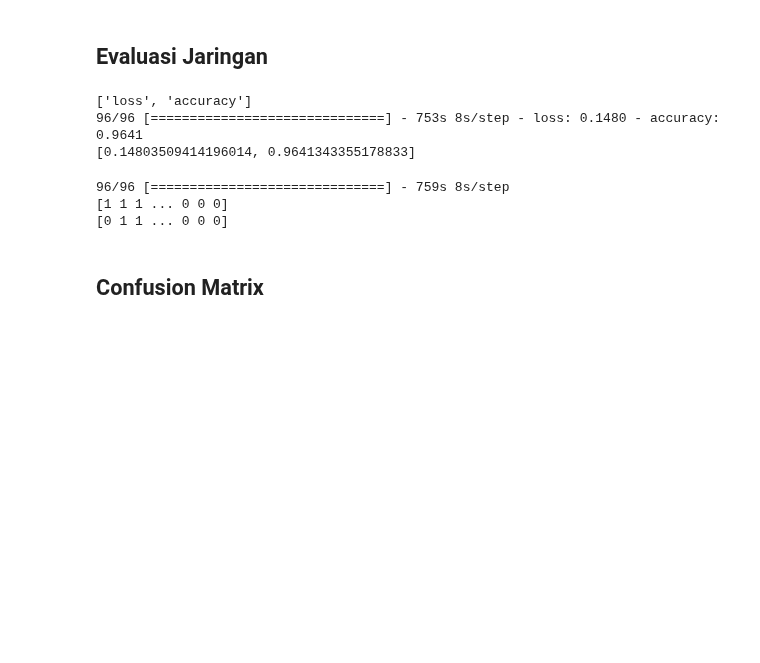
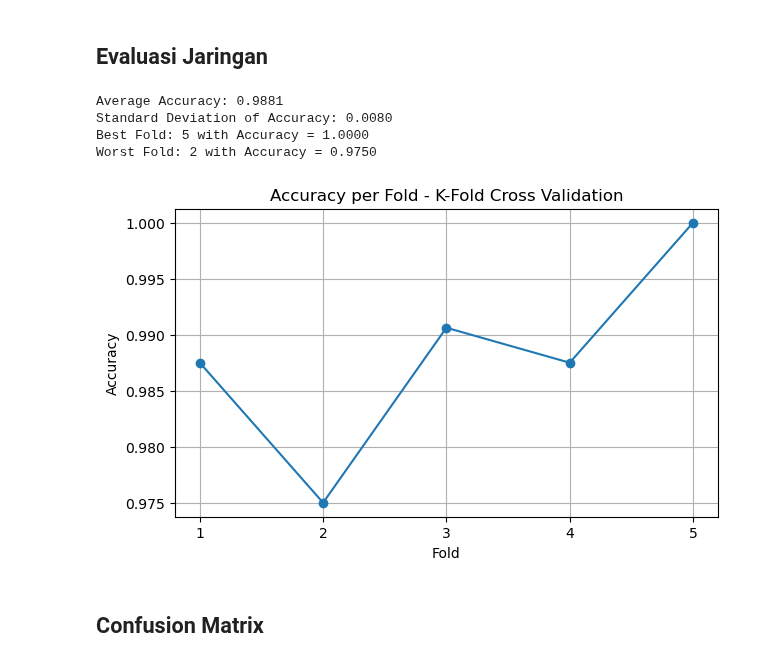
Before and after one commit to georgejusen/Skripsi, a Jupyter notebook: FOLD_of_Face_Mask_Detection_VGG16Net_with_MTCNN_Skripsi_Jusen.ipynb, the cells around one changed output. Saved outputs shown, nothing was run; the diff lists cells and outputs as text; code cells hidden in the pictures; blank space fills up the shorter version.

```diff
--- a/FOLD_of_Face_Mask_Detection_VGG16Net_with_MTCNN_Skripsi_Jusen.ipynb
+++ b/FOLD_of_Face_Mask_Detection_VGG16Net_with_MTCNN_Skripsi_Jusen.ipynb
@@ -325,33 +275,34 @@ ValueError: x and y must have same first dimension, but have shapes (30,) and (2
 # %% [markdown]
 ## Evaluasi Jaringan
-# %%
-# Memeriksa matriks model
-print(model.metrics_names)
-# Evaluasi data test
-'''
-print(model.evaluate(x= testX, y = testY))
-'''
-
-print(model.evaluate(x= train_data, y = train_labels))
-# evaluasi fold
-# %% [output]
-['loss', 'accuracy']
-96/96 [==============================] - 753s 8s/step - loss: 0.1480 - accuracy: 0.9641
-[0.14803509414196014, 0.9641343355178833]
-# %%
-# Menampilkan matriks yang benar dan matriks hasil prediksi
-# Label yang benar
-yTrue = np.argmax(train_labels, axis=1)
-
-# Label prediksi
-YPred = model.predict(train_data, batch_size=BS)
-yPred = np.argmax(YPred, axis=1)
-
-print(yTrue)
-print(yPred)
-# %% [output]
-96/96 [==============================] - 759s 8s/step
-[1 1 1 ... 0 0 0]
-[0 1 1 ... 0 0 0]
+# %%
+average_accuracy = np.mean(fold_accuracies)
+print(f"Average Accuracy: {average_accuracy:.4f}")
+
+# Standard deviation of accuracy across all folds
+std_accuracy = np.std(fold_accuracies)
+print(f"Standard Deviation of Accuracy: {std_accuracy:.4f}")
+
+# Find the best and worst fold
+best_fold = np.argmax(fold_accuracies)
+worst_fold = np.argmin(fold_accuracies)
+
+print(f"Best Fold: {best_fold + 1} with Accuracy = {fold_accuracies[best_fold]:.4f}")
+print(f"Worst Fold: {worst_fold + 1} with Accuracy = {fold_accuracies[worst_fold]:.4f}")
+
+# Plot the accuracy per fold
+plt.figure(figsize=(7, 4))
+plt.plot(range(1, len(fold_accuracies) + 1), fold_accuracies, marker='o')
+plt.xlabel('Fold')
+plt.ylabel('Accuracy')
+plt.title('Accuracy per Fold - K-Fold Cross Validation')
+plt.xticks(range(1, len(fold_accuracies) + 1))
+plt.grid(True)
+plt.show()
+# %% [output]
+Average Accuracy: 0.9881
+Standard Deviation of Accuracy: 0.0080
+Best Fold: 5 with Accuracy = 1.0000
+Worst Fold: 2 with Accuracy = 0.9750
+[figure, added]
 # %% [markdown]
 ## Confusion Matrix
```
Also changed, not shown: parts of 12 cells of this notebook, 1 other file.
